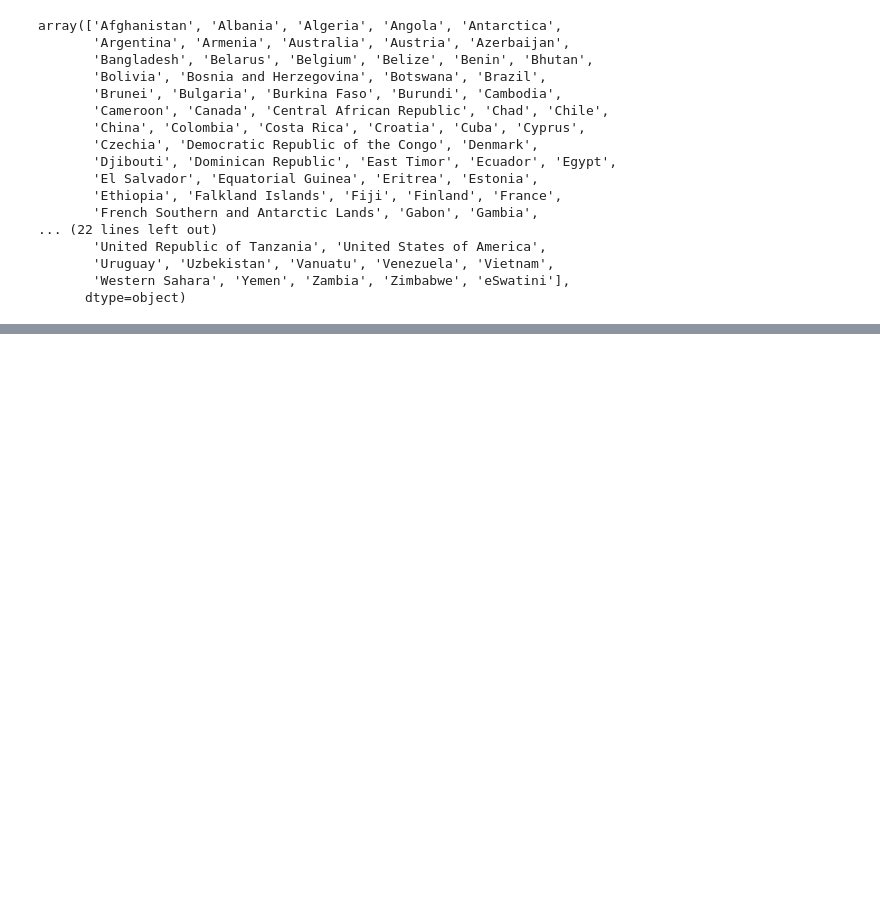
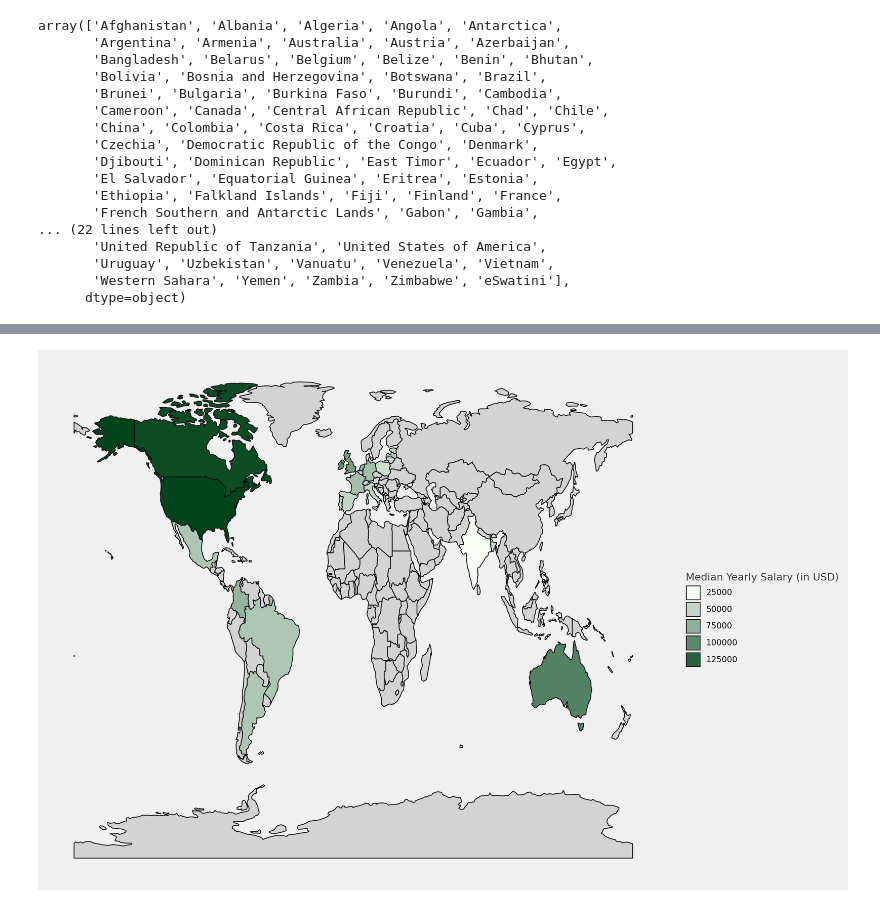
Before and after one commit to MarcoGennaro01/Data_Science_Jobs_-2020-2024-Data_Visualization, a Jupyter notebook: main.ipynb, the cells around one changed output, grey strips where cells are left out. Saved outputs shown, nothing was run; the diff lists cells and outputs as text; code cells hidden in the pictures; blank space fills up the shorter version.

```diff
--- a/main.ipynb
+++ b/main.ipynb
@@ -326,4 +328,5 @@ Vietnam                      72000.0
 Name: salary_in_usd, dtype: float64
 # %%
-salary_median = merge(salary_median,gdf, how = "right", on = "matched_name")
+salary_median = merge(salary_median,gdf.loc[:,"ADMIN":"geometry"], how = "right", left_on = "matched_name", right_on = "ADMIN")
+salary_median
 # %% [output]
@@ -330,0 +346,9 @@ KeyError: 'matched_name'
+# %%
+(
+    ggplot(salary_median, aes(fill = "salary_in_usd"))
+    + geom_map()
+    + theme(figure_size=(12,8), axis_text_x=element_blank(), axis_text_y=element_blank(),panel_grid=element_blank())
+    + scale_fill_gradient(name = "Median Yearly Salary (in USD)", low = "#f7fcf5", high="#00441b", guide = "legend", na_value="lightgrey")
+)
+# %% [output]
+[figure, added]
```
Also changed, not shown: parts of 12 cells of this notebook.
